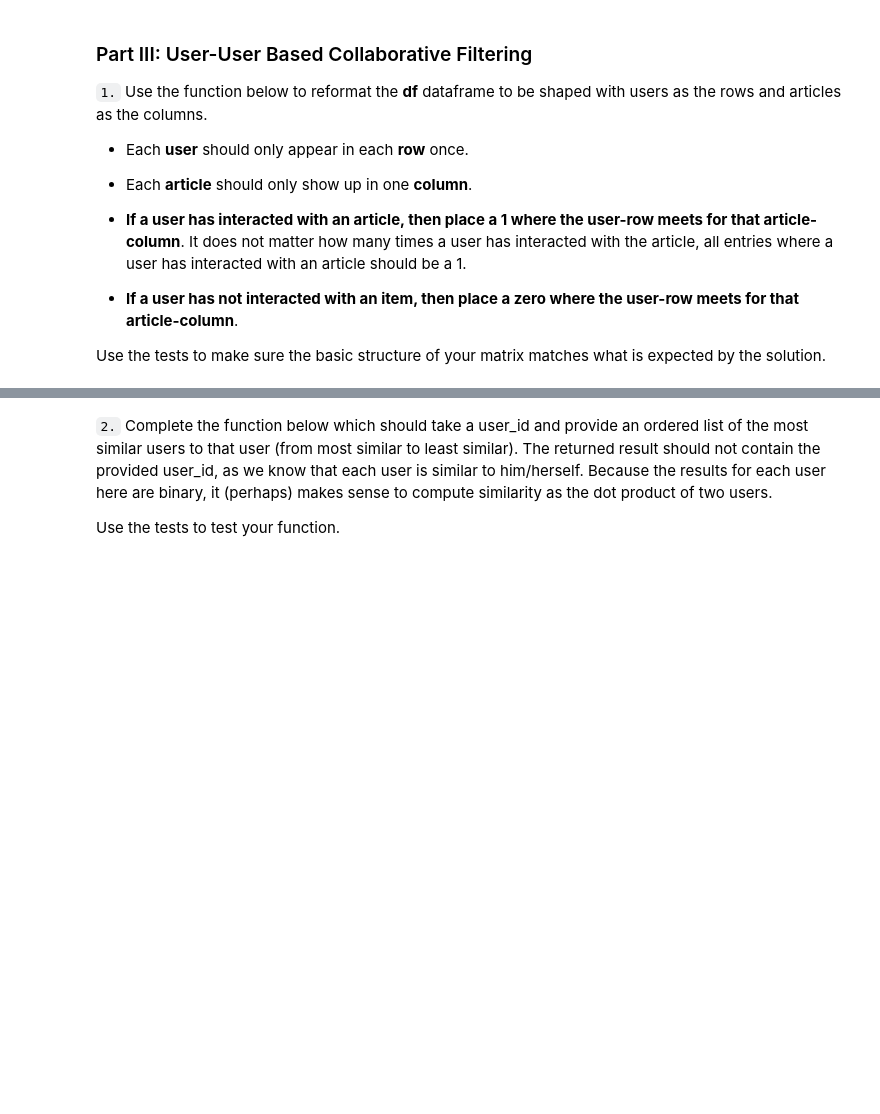
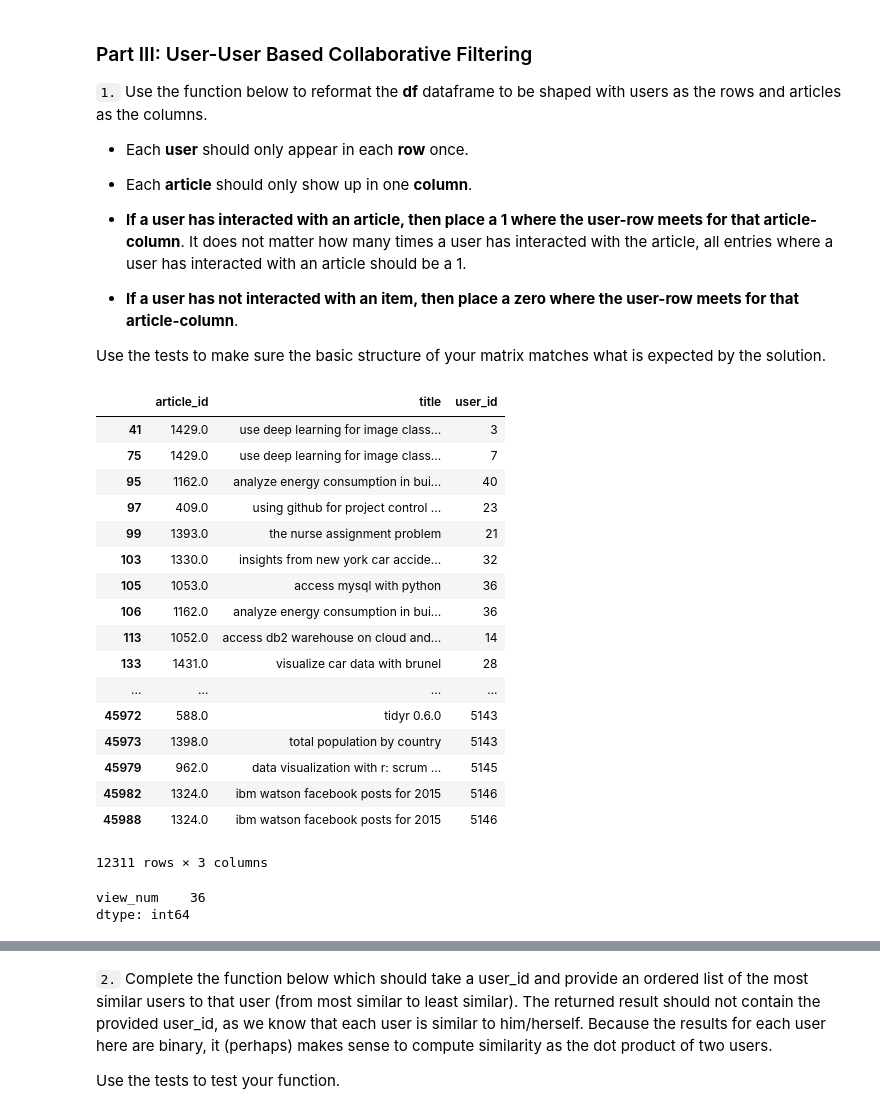
Before and after one commit to PaperStrange/Udacity_DataScientist, a Jupyter notebook: DS_term2_project3/model/Recommendations_with_IBM.ipynb, the cells around one changed output, grey strips where cells are left out. Drawn from its saved outputs; the diff is of its cells as text; code cells hidden in the pictures; blank space fills up the shorter version.

```diff
--- a/DS_term2_project3/model/Recommendations_with_IBM.ipynb
+++ b/DS_term2_project3/model/Recommendations_with_IBM.ipynb
@@ -227,4 +283,25 @@ t.sol_2_test(get_top_articles)
 * **If a user has not interacted with an item, then place a zero where the user-row meets for that article-column**.
 
 Use the tests to make sure the basic structure of your matrix matches what is expected by the solution.
+# %%
+df[df.duplicated(subset=["article_id", "user_id"])]  #  Notes 2019/4/17: same article may be reviewed by the same user many times
+# %% [output]
+|  | article_id | title | user_id |
+| 41 | 1429.0 | use deep learning for image class... | 3 |
+| 75 | 1429.0 | use deep learning for image class... | 7 |
+| 95 | 1162.0 | analyze energy consumption in bui... | 40 |
+| 97 | 409.0 | using github for project control ... | 23 |
+| 99 | 1393.0 | the nurse assignment problem | 21 |
+| 103 | 1330.0 | insights from new york car accide... | 32 |
+| 105 | 1053.0 | access mysql with python | 36 |
+| 106 | 1162.0 | analyze energy consumption in bui... | 36 |
+| 113 | 1052.0 | access db2 warehouse on cloud and... | 14 |
+| 133 | 1431.0 | visualize car data with brunel | 28 |
+| ... | ... | ... | ... |
+| 45972 | 588.0 | tidyr 0.6.0 | 5143 |
+| 45973 | 1398.0 | total population by country | 5143 |
+| 45979 | 962.0 | data visualization with r: scrum ... | 5145 |
+| 45982 | 1324.0 | ibm watson facebook posts for 2015 | 5146 |
+| 45988 | 1324.0 | ibm watson facebook posts for 2015 | 5146 |
+12311 rows × 3 columns
 # %%
@@ -250,3 +363,8 @@ user_item = create_user_item_matrix(df)
+# %%
+interact_si_df.sum()
+# %% [output]
+view_num    36
+dtype: int64
 # %%
 ## Tests: You should just need to run this cell.  Don't change the code.
 assert user_item.shape[0] == 5149, "Oops!  The number of users in the user-article matrix doesn't look right."
```
Also changed, not shown: parts of 19 cells of this notebook.
